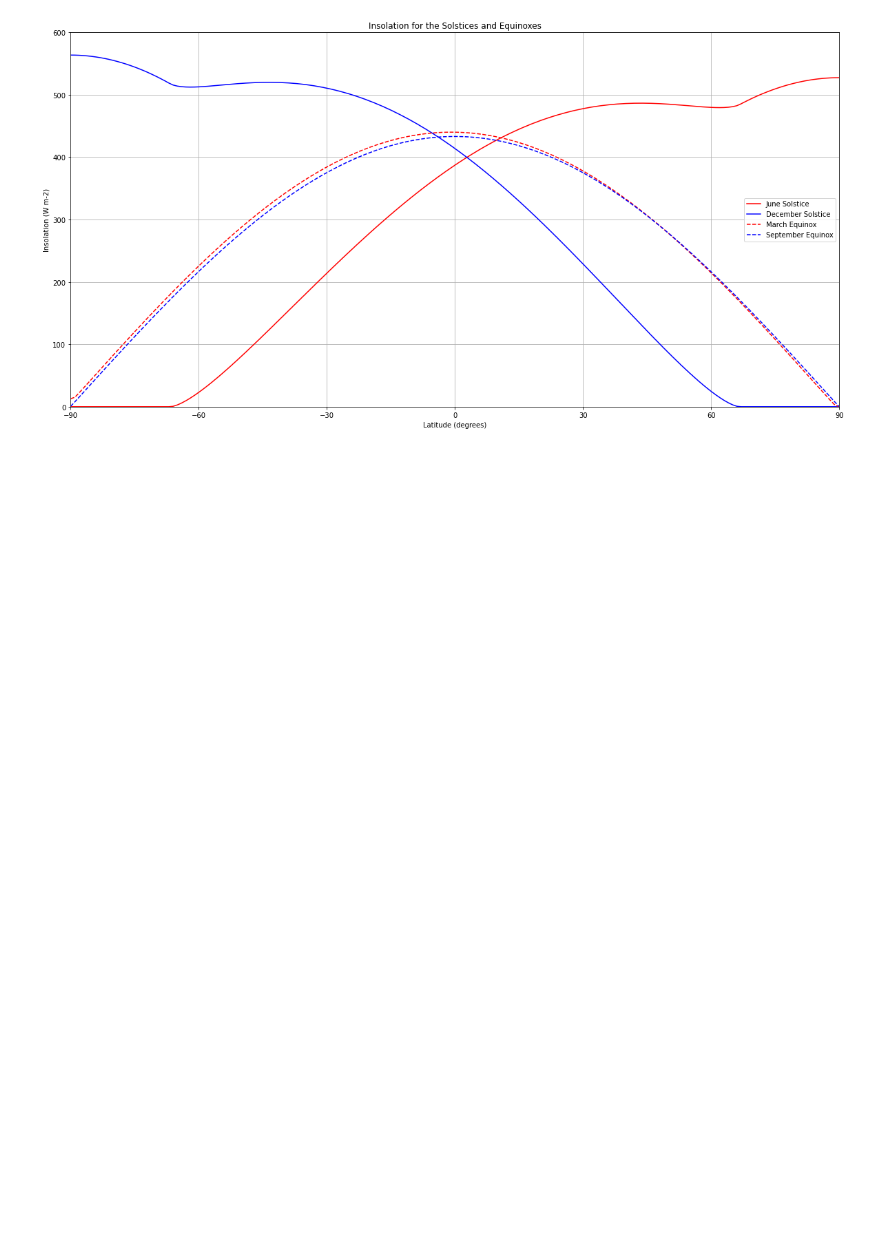
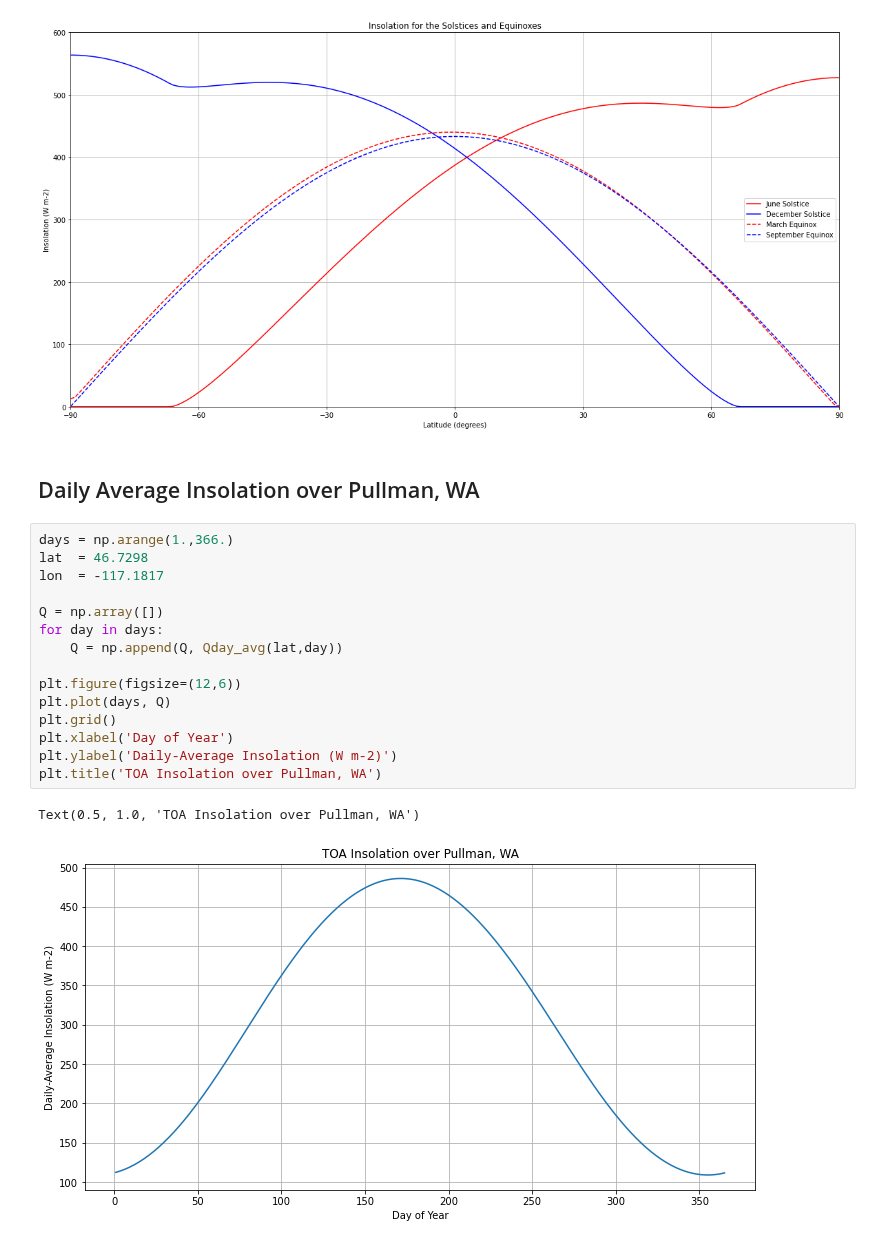
Before and after one commit to vonw/CE401, a Jupyter notebook: _build/jupyter_execute/chapter4/Insolation.ipynb, the cells around one changed output. Saved outputs shown, nothing was run; the diff lists cells and outputs as text; blank space fills up the shorter version.

Commit message:
Updated ASHRAE notebook and fixed an error in Insolation

```diff
--- a/_build/jupyter_execute/chapter4/Insolation.ipynb
+++ b/_build/jupyter_execute/chapter4/Insolation.ipynb
@@ -107,3 +105,23 @@ plt.legend(['June Solstice', 'December Solstice', 'March Equinox', 'September Eq
 # %% [output]
 <matplotlib.legend.Legend at 0x...>
 [figure]
+# %% [markdown]
+## Daily Average Insolation over Pullman, WA
+# %%
+days = np.arange(1.,366.)
+lat  = 46.7298
+lon  = -117.1817
+
+Q = np.array([])
+for day in days:
+    Q = np.append(Q, Qday_avg(lat,day))
+
+plt.figure(figsize=(12,6))
+plt.plot(days, Q)
+plt.grid()
+plt.xlabel('Day of Year')
+plt.ylabel('Daily-Average Insolation (W m-2)')
+plt.title('TOA Insolation over Pullman, WA')
+# %% [output]
+Text(0.5, 1.0, 'TOA Insolation over Pullman, WA')
+[figure, added]
```
Also changed, not shown: parts of 2 cells of this notebook, 24 other files.
